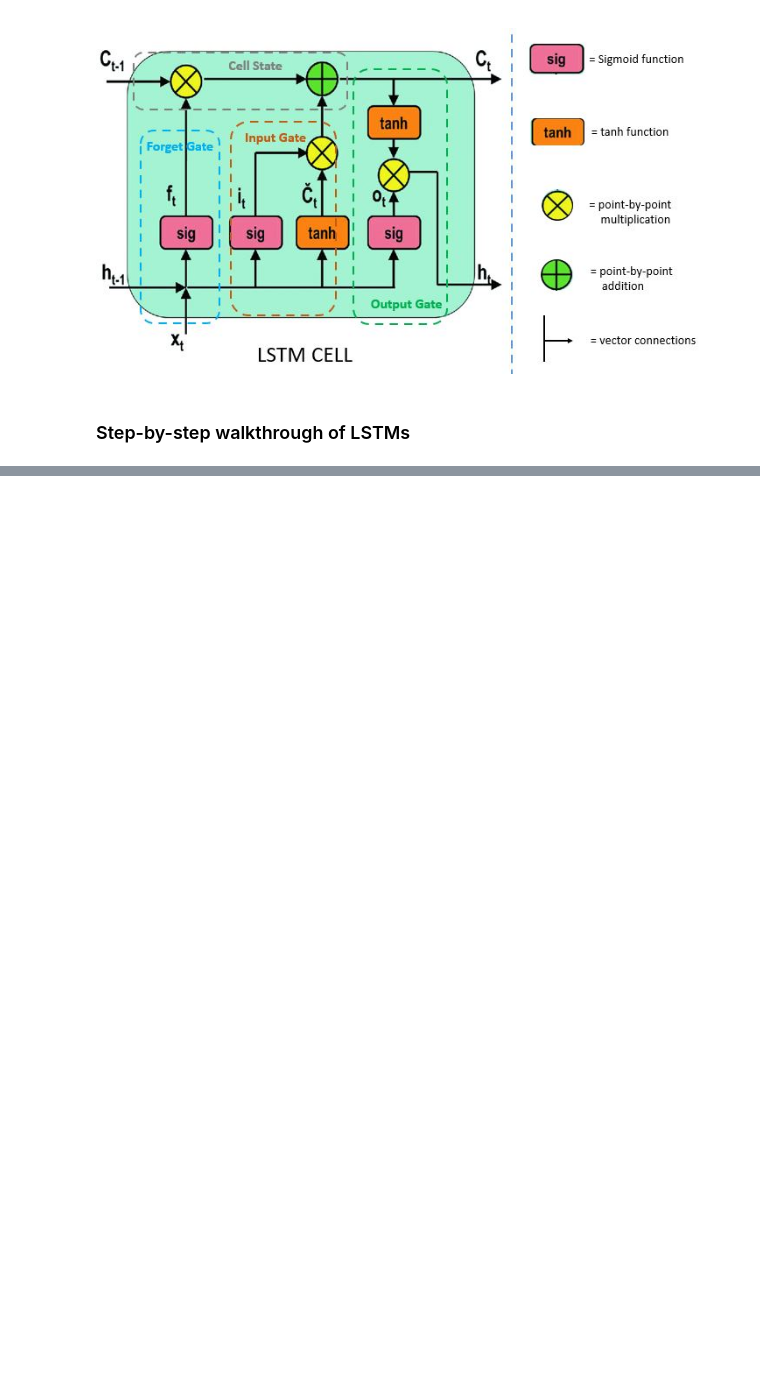
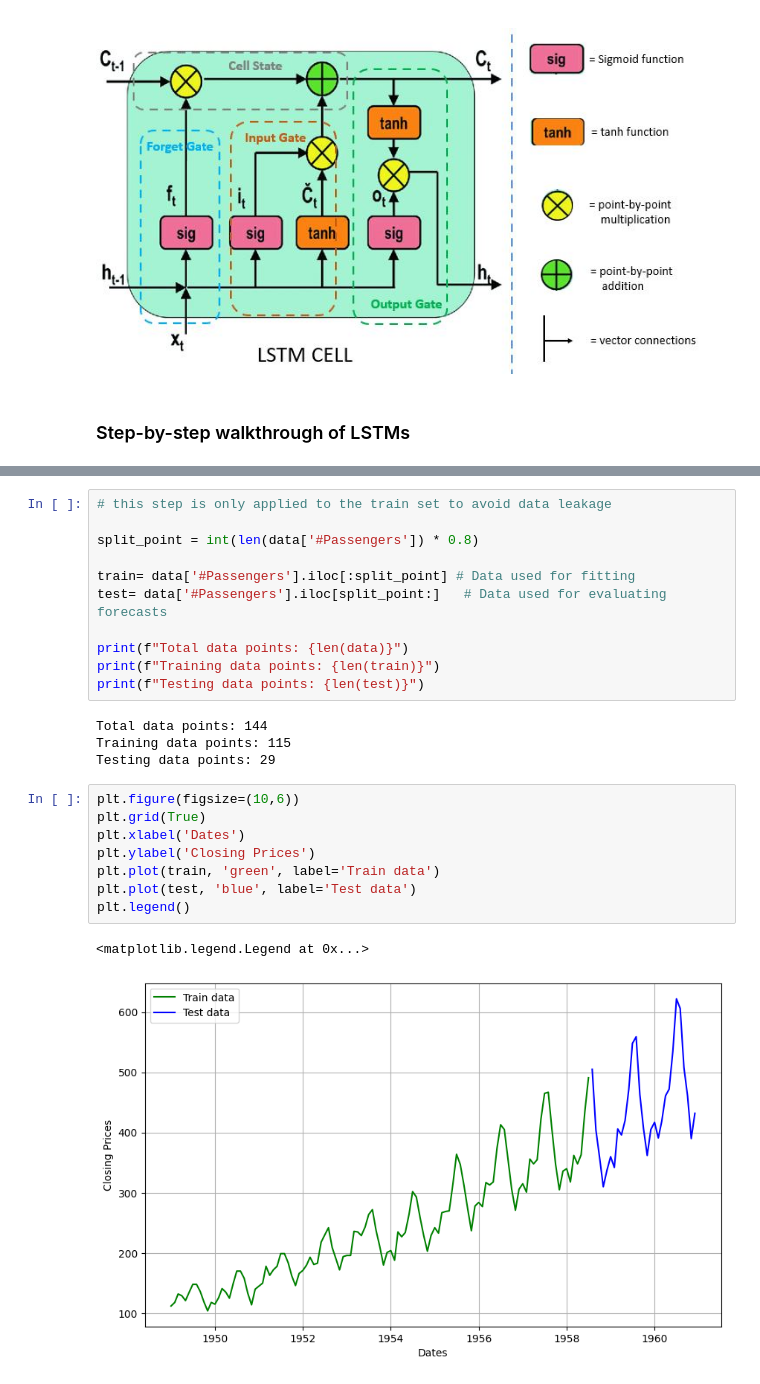
Before and after one commit to WamzMwangi/Advanced_Machine_Learning, a Jupyter notebook: Deep_Neural_Networks/Recurrent Neural Networks/Introduction to Recurrent Neural Networks.ipynb, the cells around one changed output, grey strips where cells are left out. Saved outputs shown, nothing was run; the diff lists cells and outputs as text; blank space fills up the shorter version.

```diff
--- a/Deep_Neural_Networks/Recurrent Neural Networks/Introduction to Recurrent Neural Networks.ipynb
+++ b/Deep_Neural_Networks/Recurrent Neural Networks/Introduction to Recurrent Neural Networks.ipynb
@@ -147,0 +303,26 @@ Just like the input gate, the output gate has 2 layers... the sigmoid layer and
+# %%
+# this step is only applied to the train set to avoid data leakage
+
+split_point = int(len(data['#Passengers']) * 0.8)
+
+train= data['#Passengers'].iloc[:split_point] # Data used for fitting
+test= data['#Passengers'].iloc[split_point:]   # Data used for evaluating forecasts
+
+print(f"Total data points: {len(data)}")
+print(f"Training data points: {len(train)}")
+print(f"Testing data points: {len(test)}")
+# %% [output]
+Total data points: 144
+Training data points: 115
+Testing data points: 29
+# %%
+plt.figure(figsize=(10,6))
+plt.grid(True)
+plt.xlabel('Dates')
+plt.ylabel('Closing Prices')
+plt.plot(train, 'green', label='Train data')
+plt.plot(test, 'blue', label='Test data')
+plt.legend()
+# %% [output]
+<matplotlib.legend.Legend at 0x...>
+[figure, added]
```
Also changed, not shown: parts of 48 cells of this notebook, 1 other file.
